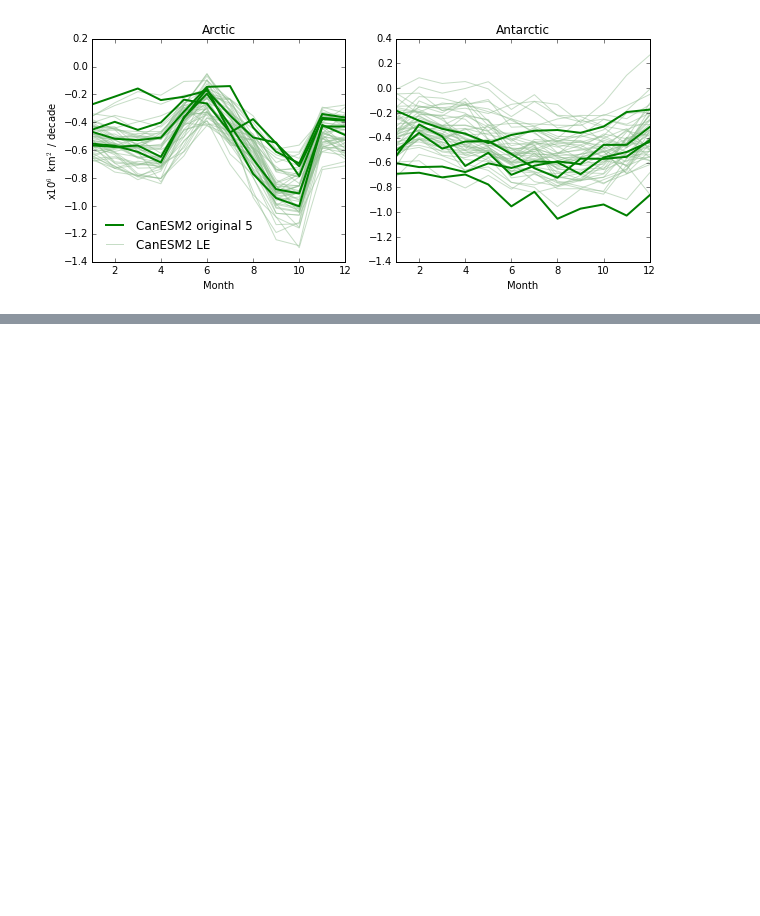
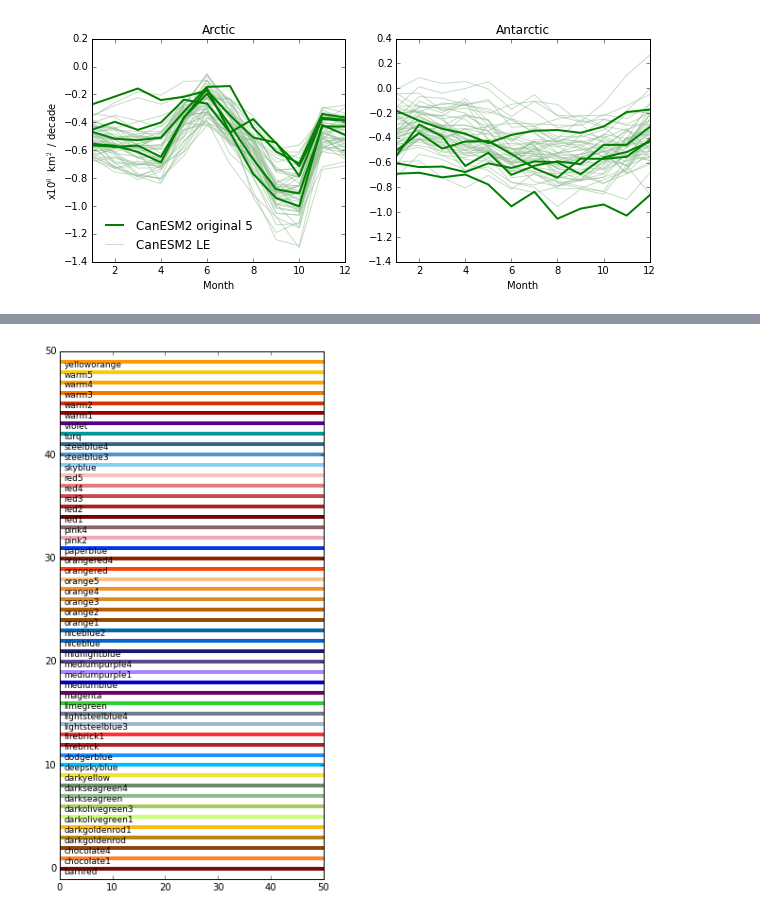
Before and after one commit to kemccusker/pyscripts, a Jupyter notebook: notebooks/le_seaicethickness.ipynb, the cells around one changed output, grey strips where cells are left out. Drawn from its saved outputs; the diff is of its cells as text; code cells hidden in the pictures; blank space fills up the shorter version.

```diff
--- a/notebooks/le_seaicethickness.ipynb
+++ b/notebooks/le_seaicethickness.ipynb
@@ -202,0 +393,4 @@ if printtofile:
+# %%
+ccm.show_linecolors()
+# %% [output]
+[figure, added]
```
Also changed, not shown: parts of 17 cells of this notebook, 2 other files.
